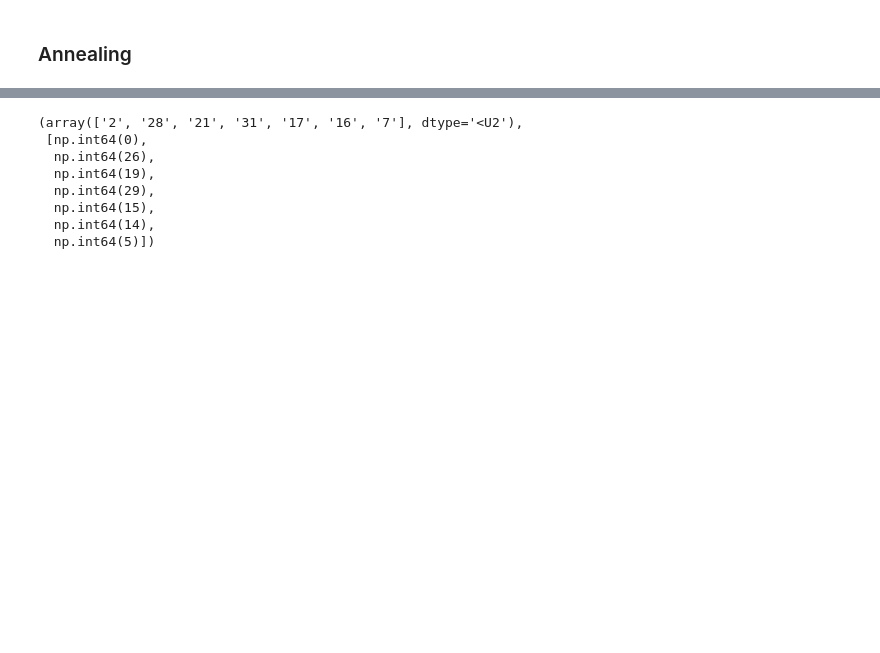
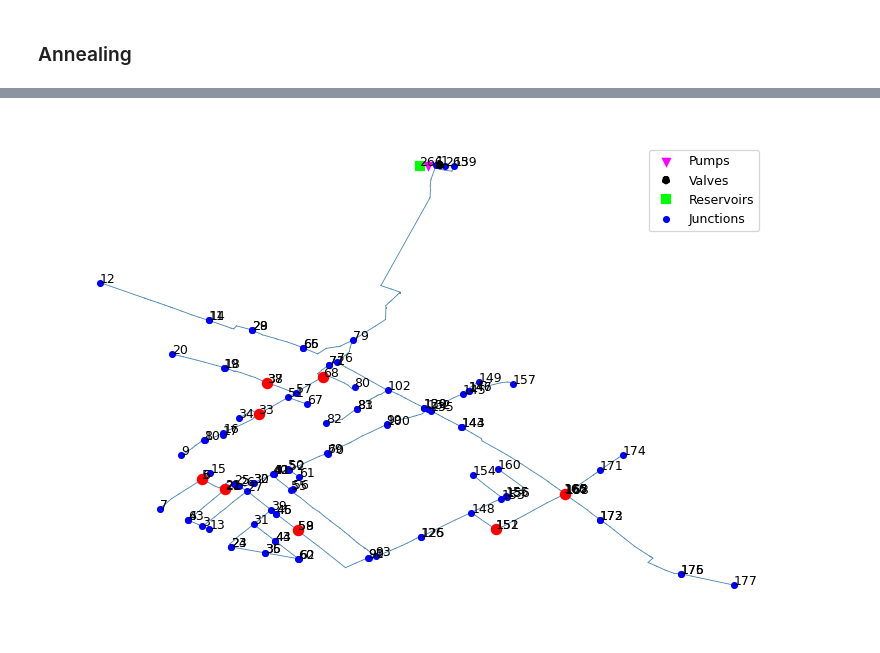
Before and after one commit to mnozkiewicz/MiSS, a Jupyter notebook: notebooks/leak_prediction.ipynb, the cells around one changed output, grey strips where cells are left out. Saved outputs shown, nothing was run; the diff lists cells and outputs as text; code cells hidden in the pictures; blank space fills up the shorter version.

```diff
--- a/notebooks/leak_prediction.ipynb
+++ b/notebooks/leak_prediction.ipynb
@@ -21,7 +25,7 @@ This notebook starts by reading the data
 # %%
 from annealing.utils import read_pressures
 
-report_dir_path = "../data/reports"
+report_dir_path = "../MISS_OUTPUT/"
 pressures, leakage_node, ts = read_pressures(report_dir_path)
 # %% [markdown]
 ## Reading the graph
@@ -79,11 +89,4 @@ logger = annealing(vertices, network, train_pressures, train_labels, test_pressu
-# %%
-network.map_node_indexes(logger.best_solution), logger.best_solution
-# %% [output]
-(array(['2', '28', '21', '31', '17', '16', '7'], dtype='<U2'),
- [np.int64(0),
-  np.int64(26),
-  np.int64(19),
-  np.int64(29),
-  np.int64(15),
-  np.int64(14),
-  np.int64(5)])
+# %%
+network.plot_with_ids(highlightnode=list(network.map_node_indexes(logger.best_solution)))
+# %% [output]
+[figure, added]
```
Also changed, not shown: parts of 4 cells of this notebook, 10 other files.
